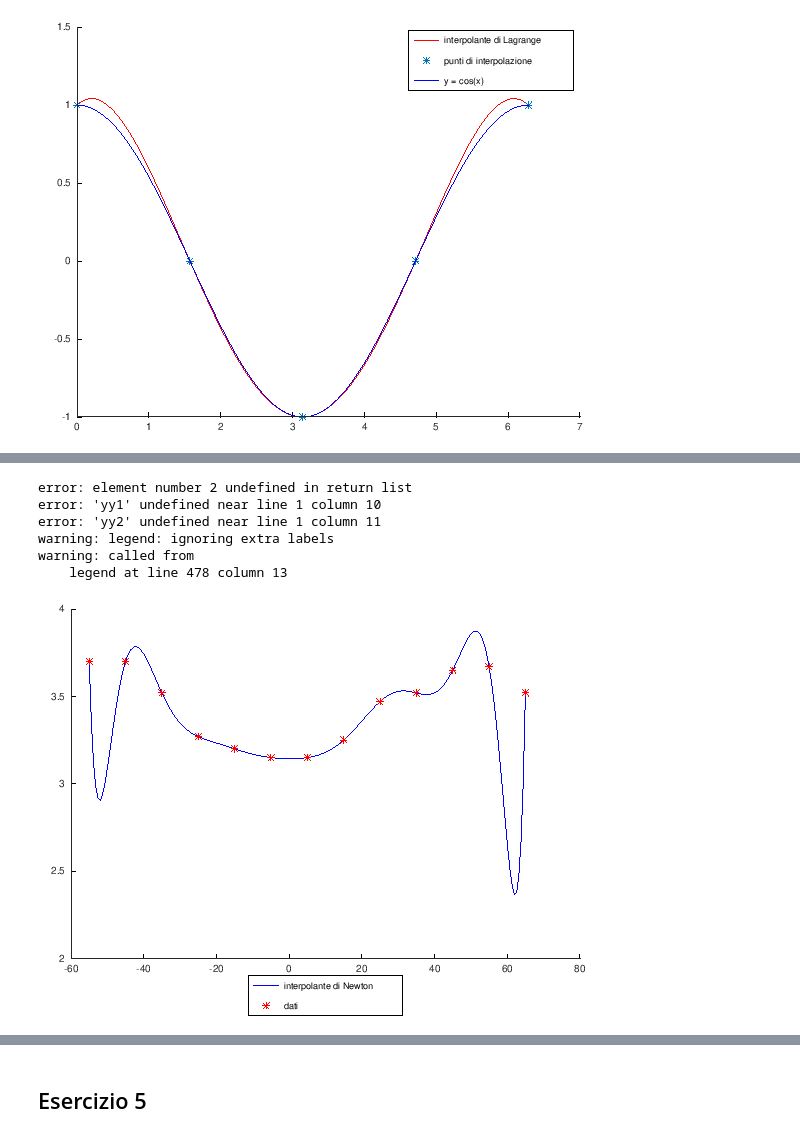
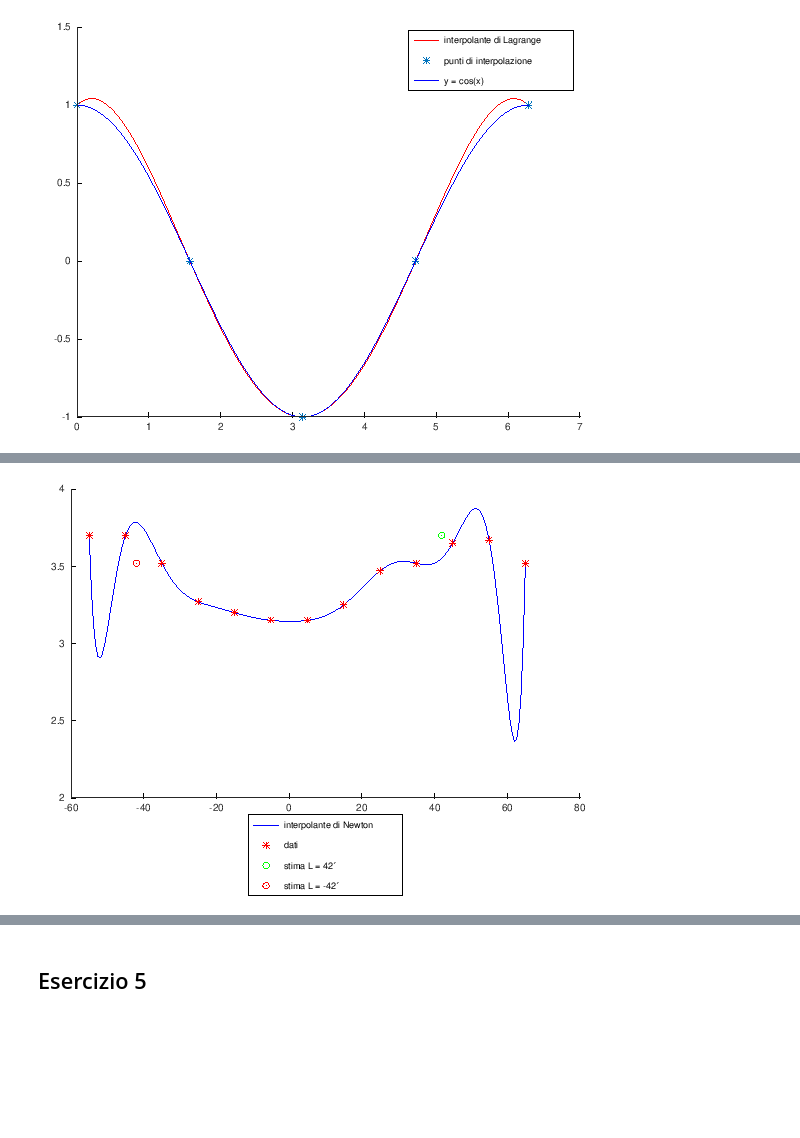
Before and after one commit to rbattistini/numerical-methods, a Jupyter notebook: part_9.ipynb, the cells around one changed output, grey strips where cells are left out. Saved outputs shown, nothing was run; the diff lists cells and outputs as text; code cells hidden in the pictures; blank space fills up the shorter version.

Commit message:
Add exercises and functions about interpolation

```diff
--- a/part_9.ipynb
+++ b/part_9.ipynb
@@ -146,22 +163,17 @@ box off
 # %%
 x = [-55 -45 -35 -25 -15 -5 5 15 25 35 45 55 65];
 y = [3.7 3.7 3.52 3.27 3.2 3.15 3.15 3.25 3.47 3.52 3.65 3.67 3.52];
 
 xx = linspace(min(x), max(x), 200);
 figure(3)
 hold on
-[yy, yy1, yy2] = interpPolNewton(x, y, xx);
+[yy] = interpPolNewton(x, y, xx);
+l = length(yy);
 plot(xx, yy, 'b');
 plot(x, y, 'r*'); % dati sperimentali
-plot(42, yy1, 'go'); % stima L = 42°
-plot(-42, yy2, 'ro'); % stima L = -42°
+plot(42, yy(1), 'go'); % stima L = 42°
+plot(-42, yy(l), 'ro'); % stima L = -42°
 legend("interpolante di Newton", "dati", "stima L = 42°", "stima L = -42°", ...
     "location", "southoutside")
 # %% [output]
-error: element number 2 undefined in return list
-error: 'yy1' undefined near line 1 column 10
-error: 'yy2' undefined near line 1 column 11
-warning: legend: ignoring extra labels
-warning: called from
-    legend at line 478 column 13
-[figure, old version]
+[figure, new version]
```
Also changed, not shown: parts of 18 cells of this notebook, 5 other files.
